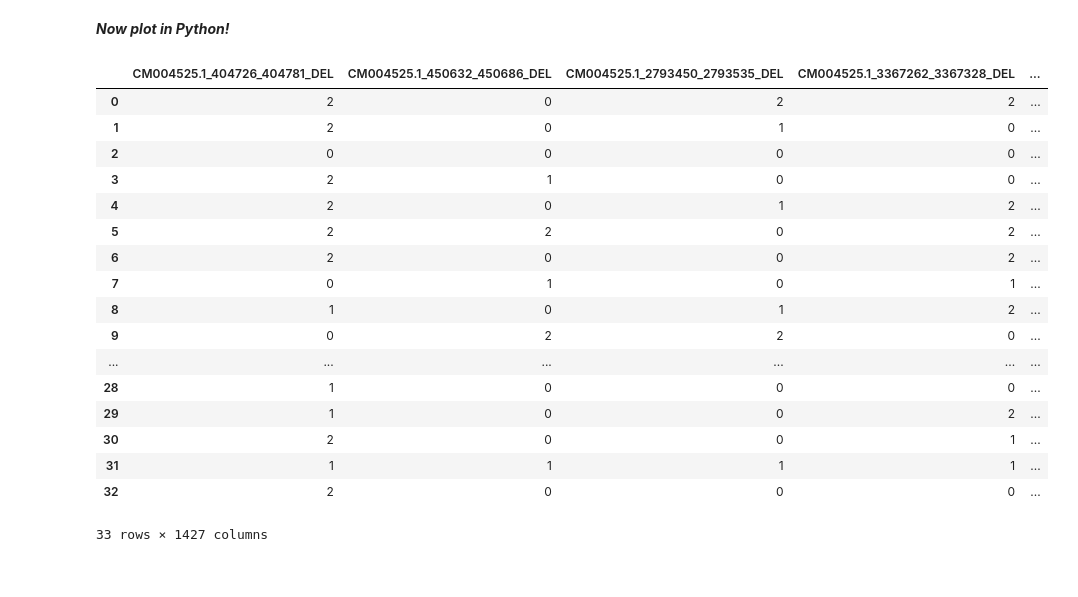
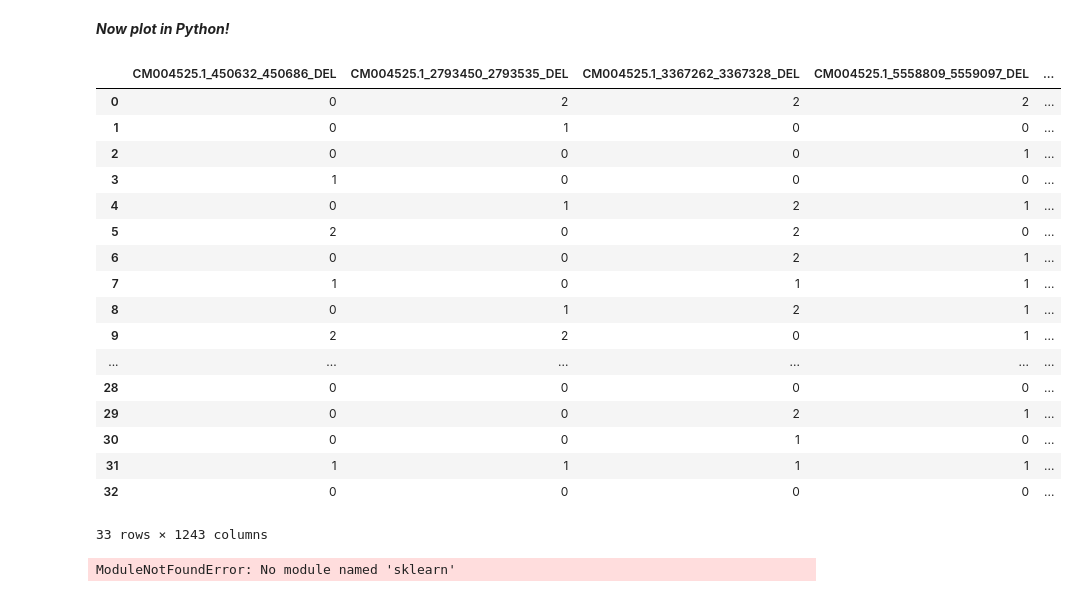
Before and after one commit to gdaviduu/House-Sparrow-Genome-Analysis, a Jupyter notebook: Extract_SV_regions_YesMaybe_intersectall.ipynb, the cells around one changed output. Cells and saved outputs as stored; diff of their text form; code cells hidden in the pictures.

```diff
--- a/Extract_SV_regions_YesMaybe_intersectall.ipynb
+++ b/Extract_SV_regions_YesMaybe_intersectall.ipynb
@@ -135,33 +103,36 @@ import numpy as np
 import seaborn as sns
 %matplotlib inline
 # %%
-df = pd.read_csv("yesmaybeallintersect_T.csv")
+#df = pd.read_csv("rejecteddels_all_T.csv")
+df = pd.read_csv("yesallintersect_T.csv")
 hs = pd.read_csv("HS.sample.csv")
 df
 # %% [output]
-|  | CM004525.1_404726_404781_DEL | CM004525.1_450632_450686_DEL | CM004525.1_2793450_2793535_DEL | CM004525.1_3367262_3367328_DEL | ... |
-| 0 | 2 | 0 | 2 | 2 | ... |
-| 1 | 2 | 0 | 1 | 0 | ... |
-| 2 | 0 | 0 | 0 | 0 | ... |
-| 3 | 2 | 1 | 0 | 0 | ... |
-| 4 | 2 | 0 | 1 | 2 | ... |
-| 5 | 2 | 2 | 0 | 2 | ... |
-| 6 | 2 | 0 | 0 | 2 | ... |
-| 7 | 0 | 1 | 0 | 1 | ... |
-| 8 | 1 | 0 | 1 | 2 | ... |
-| 9 | 0 | 2 | 2 | 0 | ... |
+|  | CM004525.1_450632_450686_DEL | CM004525.1_2793450_2793535_DEL | CM004525.1_3367262_3367328_DEL | CM004525.1_5558809_5559097_DEL | ... |
+| 0 | 0 | 2 | 2 | 2 | ... |
+| 1 | 0 | 1 | 0 | 0 | ... |
+| 2 | 0 | 0 | 0 | 1 | ... |
+| 3 | 1 | 0 | 0 | 0 | ... |
+| 4 | 0 | 1 | 2 | 1 | ... |
+| 5 | 2 | 0 | 2 | 0 | ... |
+| 6 | 0 | 0 | 2 | 1 | ... |
+| 7 | 1 | 0 | 1 | 1 | ... |
+| 8 | 0 | 1 | 2 | 1 | ... |
+| 9 | 2 | 2 | 0 | 1 | ... |
 | ... | ... | ... | ... | ... | ... |
-| 28 | 1 | 0 | 0 | 0 | ... |
-| 29 | 1 | 0 | 0 | 2 | ... |
-| 30 | 2 | 0 | 0 | 1 | ... |
+| 28 | 0 | 0 | 0 | 0 | ... |
+| 29 | 0 | 0 | 2 | 1 | ... |
+| 30 | 0 | 0 | 1 | 0 | ... |
 | 31 | 1 | 1 | 1 | 1 | ... |
-| 32 | 2 | 0 | 0 | 0 | ... |
+| 32 | 0 | 0 | 0 | 0 | ... |
-33 rows × 1427 columns
+33 rows × 1243 columns
 # %%
 import plotly.express as px
 from sklearn.decomposition import PCA
 
 X = df
+# %% [output]
+ModuleNotFoundError: No module named 'sklearn'
 # %%
 pca = PCA(n_components=2)
 components = pca.fit_transform(X)
```
Also changed, not shown: parts of 56 cells of this notebook.
